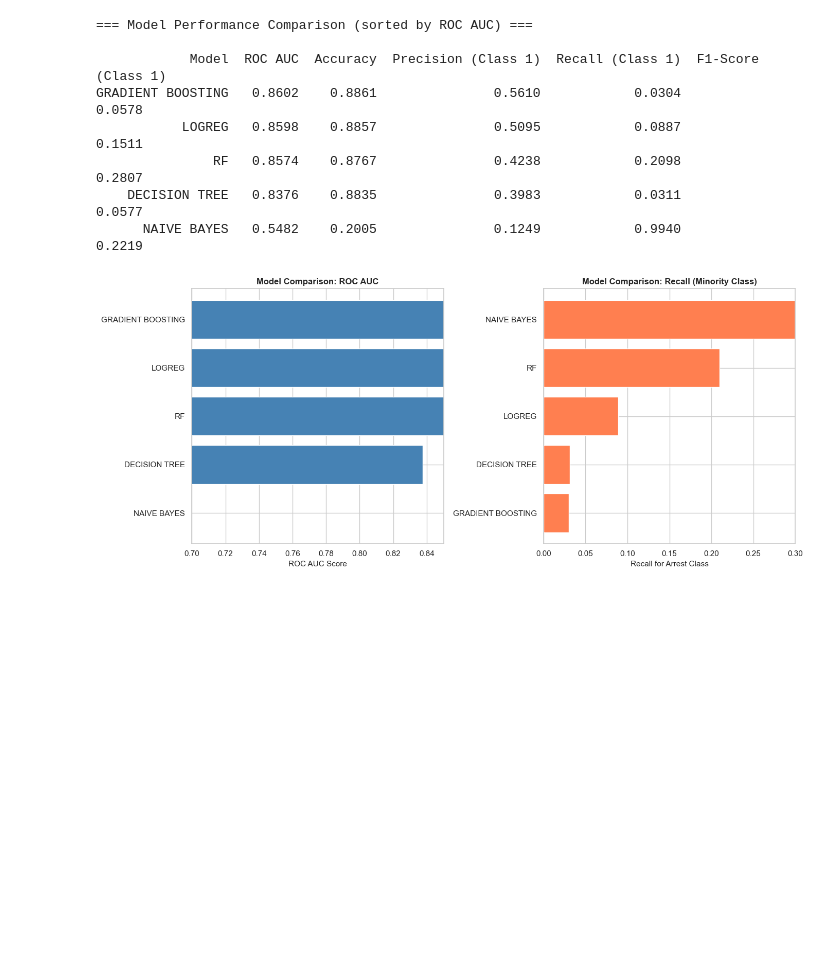
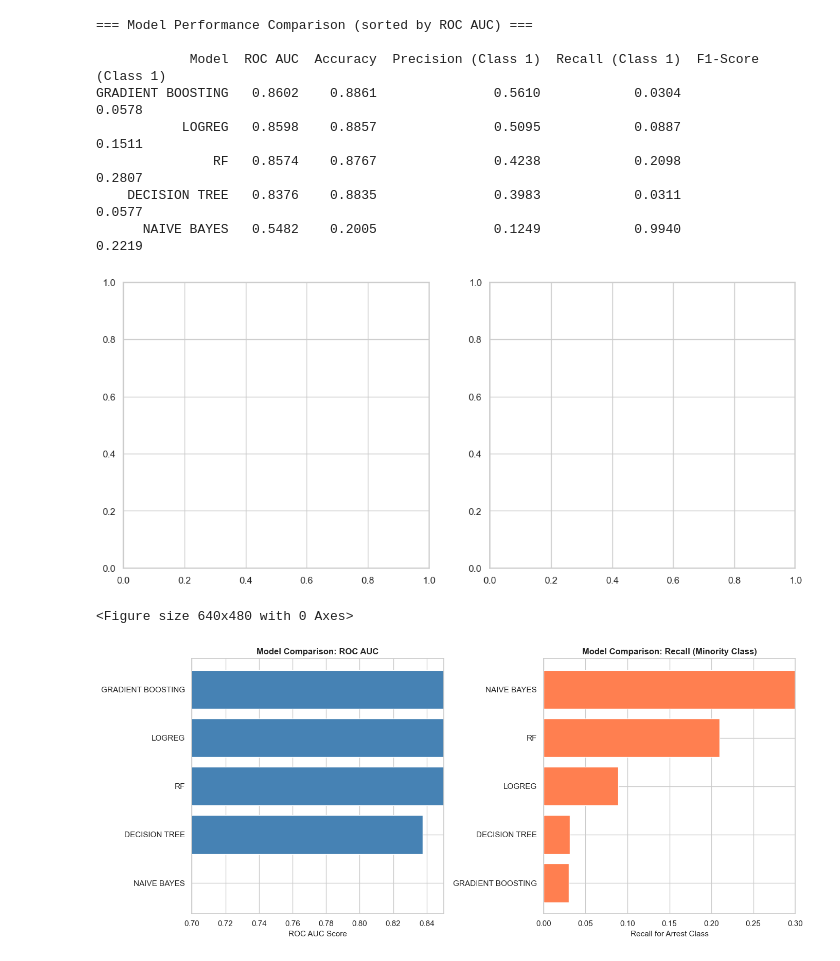
Before and after one commit to Felo-tec/Terry-Traffic-Stops, a Jupyter notebook: index.ipynb, the cells around one changed output. Drawn from its saved outputs; the diff is of its cells as text; code cells hidden in the pictures; blank space fills up the shorter version.

```diff
--- a/index.ipynb
+++ b/index.ipynb
@@ -535,3 +606,8 @@ GRADIENT BOOSTING   0.8602    0.8861               0.5610            0.0304
                RF   0.8574    0.8767               0.4238            0.2098              0.2807
     DECISION TREE   0.8376    0.8835               0.3983            0.0311              0.0577
       NAIVE BAYES   0.5482    0.2005               0.1249            0.9940              0.2219
+# %%
+# Visualizing model comparison
+fig, axes = plt.subplots(1, 2, figsize=(14, 6))
+# %% [output]
+[figure, added]
@@ -538 +624,12 @@ GRADIENT BOOSTING   0.8602    0.8861               0.5610            0.0304
+# %%
+# Recalling comparison
+axes[1].barh(comp_recall['Model'], comp_recall['Recall (Class 1)'], color='coral')
+axes[1].set_xlabel('Recall for Arrest Class', fontsize=11)
+axes[1].set_title('Model Comparison: Recall (Minority Class)', fontsize=12, fontweight='bold')
+axes[1].set_xlim([0, 0.3])
+
+plt.tight_layout()
+plt.show()
+# %% [output]
+<Figure size 640x480 with 0 Axes>
 # %%
```
Also changed, not shown: parts of 18 cells of this notebook.
